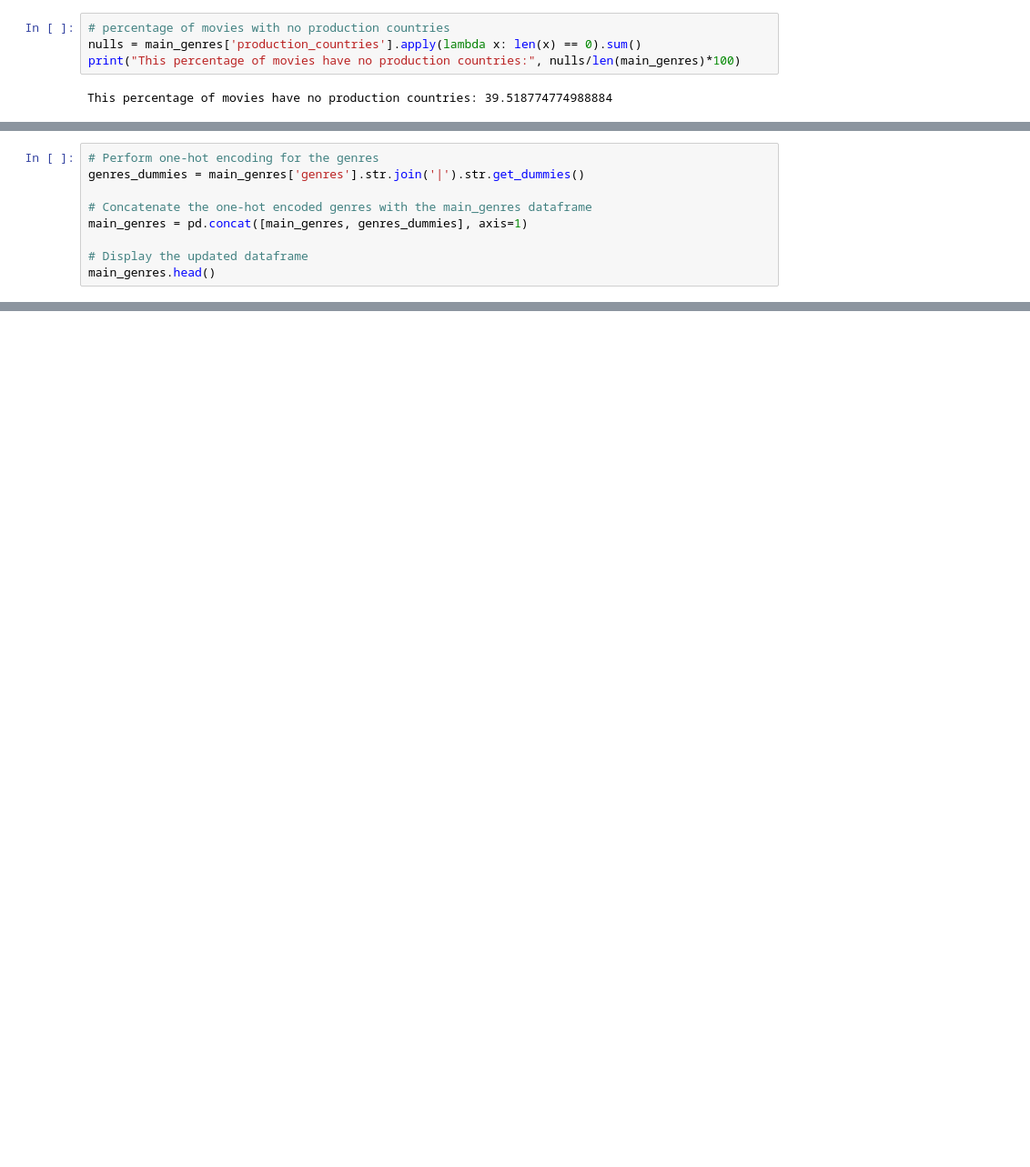
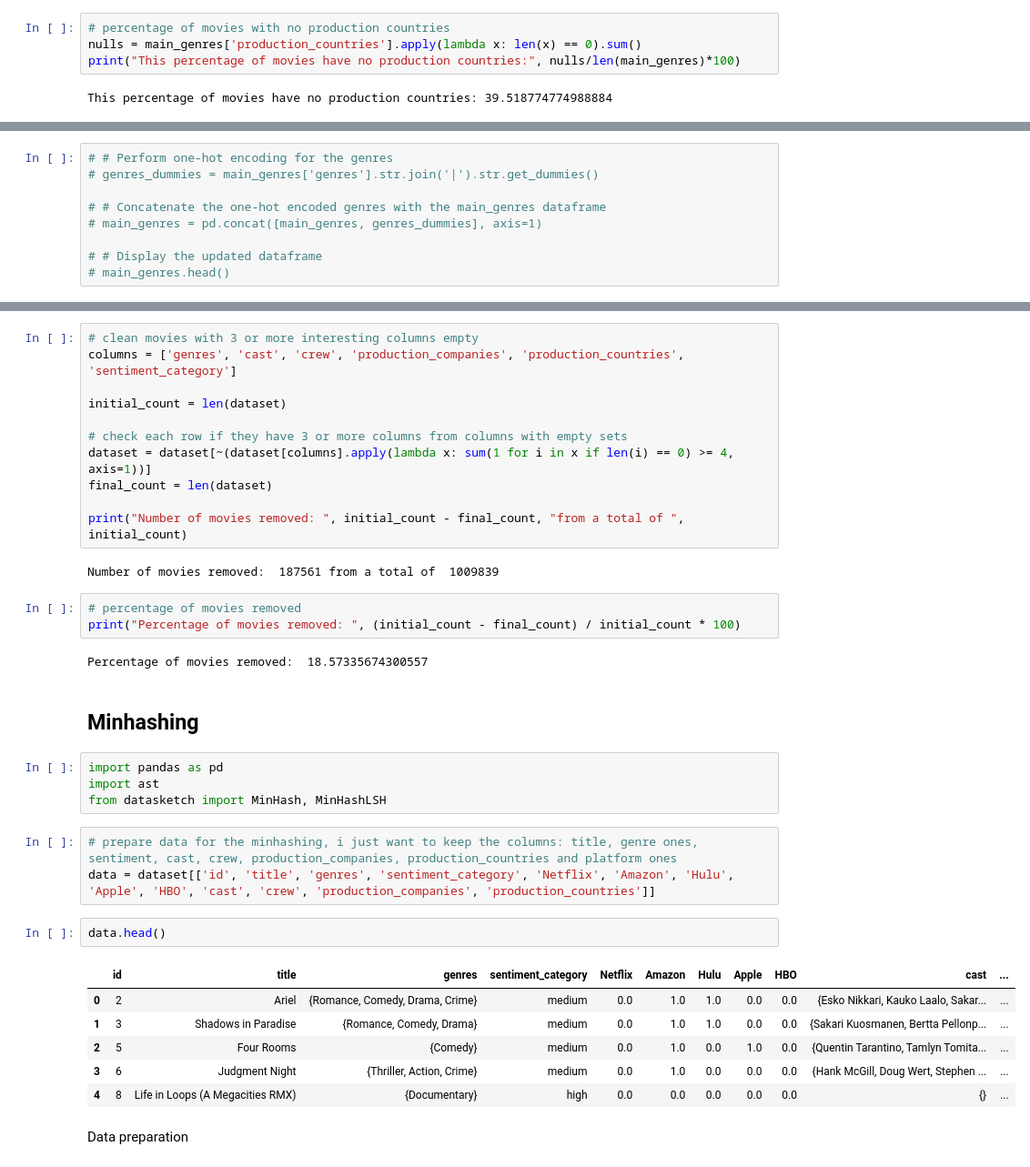
Before and after one commit to paulagambus/ctds_project, a Jupyter notebook: project.ipynb, the cells around one changed output, grey strips where cells are left out. Shown at 91% size. Saved outputs shown, nothing was run; the diff lists cells and outputs as text; blank space fills up the shorter version.

```diff
--- a/project.ipynb
+++ b/project.ipynb
@@ -488,9 +545,9 @@ This percentage of movies have no production countries: 39.518774774988884
 # %%
-# Perform one-hot encoding for the genres
-genres_dummies = main_genres['genres'].str.join('|').str.get_dummies()
+# # Perform one-hot encoding for the genres
+# genres_dummies = main_genres['genres'].str.join('|').str.get_dummies()
 
-# Concatenate the one-hot encoded genres with the main_genres dataframe
-main_genres = pd.concat([main_genres, genres_dummies], axis=1)
+# # Concatenate the one-hot encoded genres with the main_genres dataframe
+# main_genres = pd.concat([main_genres, genres_dummies], axis=1)
 
-# Display the updated dataframe
-main_genres.head()
+# # Display the updated dataframe
+# main_genres.head()
@@ -507,0 +579,38 @@ Overview and title Analysis
+# %%
+# clean movies with 3 or more interesting columns empty
+columns = ['genres', 'cast', 'crew', 'production_companies', 'production_countries', 'sentiment_category']
+
+initial_count = len(dataset)
+
+# check each row if they have 3 or more columns from columns with empty sets
+dataset = dataset[~(dataset[columns].apply(lambda x: sum(1 for i in x if len(i) == 0) >= 4, axis=1))]
+final_count = len(dataset)
+
+print("Number of movies removed: ", initial_count - final_count, "from a total of ", initial_count)
+# %% [output]
+Number of movies removed:  187561 from a total of  1009839
+# %%
+# percentage of movies removed
+print("Percentage of movies removed: ", (initial_count - final_count) / initial_count * 100)
+# %% [output]
+Percentage of movies removed:  18.57335674300557
+# %% [markdown]
+## Minhashing
+# %%
+import pandas as pd
+import ast
+from datasketch import MinHash, MinHashLSH
+# %%
+# prepare data for the minhashing, i just want to keep the columns: title, genre ones, sentiment, cast, crew, production_companies, production_countries and platform ones
+data = dataset[['id', 'title', 'genres', 'sentiment_category', 'Netflix', 'Amazon', 'Hulu', 'Apple', 'HBO', 'cast', 'crew', 'production_companies', 'production_countries']]
+# %%
+data.head()
+# %% [output]
+|  | id | title | genres | sentiment_category | Netflix | Amazon | Hulu | Apple | HBO | cast | ... |
+| 0 | 2 | Ariel | {Romance, Comedy, Drama, Crime} | medium | 0.0 | 1.0 | 1.0 | 0.0 | 0.0 | {Esko Nikkari, Kauko Laalo, Sakar... | ... |
+| 1 | 3 | Shadows in Paradise | {Romance, Comedy, Drama} | medium | 0.0 | 1.0 | 1.0 | 0.0 | 0.0 | {Sakari Kuosmanen, Bertta Pellonp... | ... |
+| 2 | 5 | Four Rooms | {Comedy} | medium | 0.0 | 1.0 | 0.0 | 1.0 | 0.0 | {Quentin Tarantino, Tamlyn Tomita... | ... |
+| 3 | 6 | Judgment Night | {Thriller, Action, Crime} | medium | 0.0 | 1.0 | 0.0 | 0.0 | 0.0 | {Hank McGill, Doug Wert, Stephen ... | ... |
+| 4 | 8 | Life in Loops (A Megacities RMX) | {Documentary} | high | 0.0 | 0.0 | 0.0 | 0.0 | 0.0 | {} | ... |
+# %% [markdown]
+Data preparation
```
Also changed, not shown: parts of 26 cells of this notebook, 1 other file.
